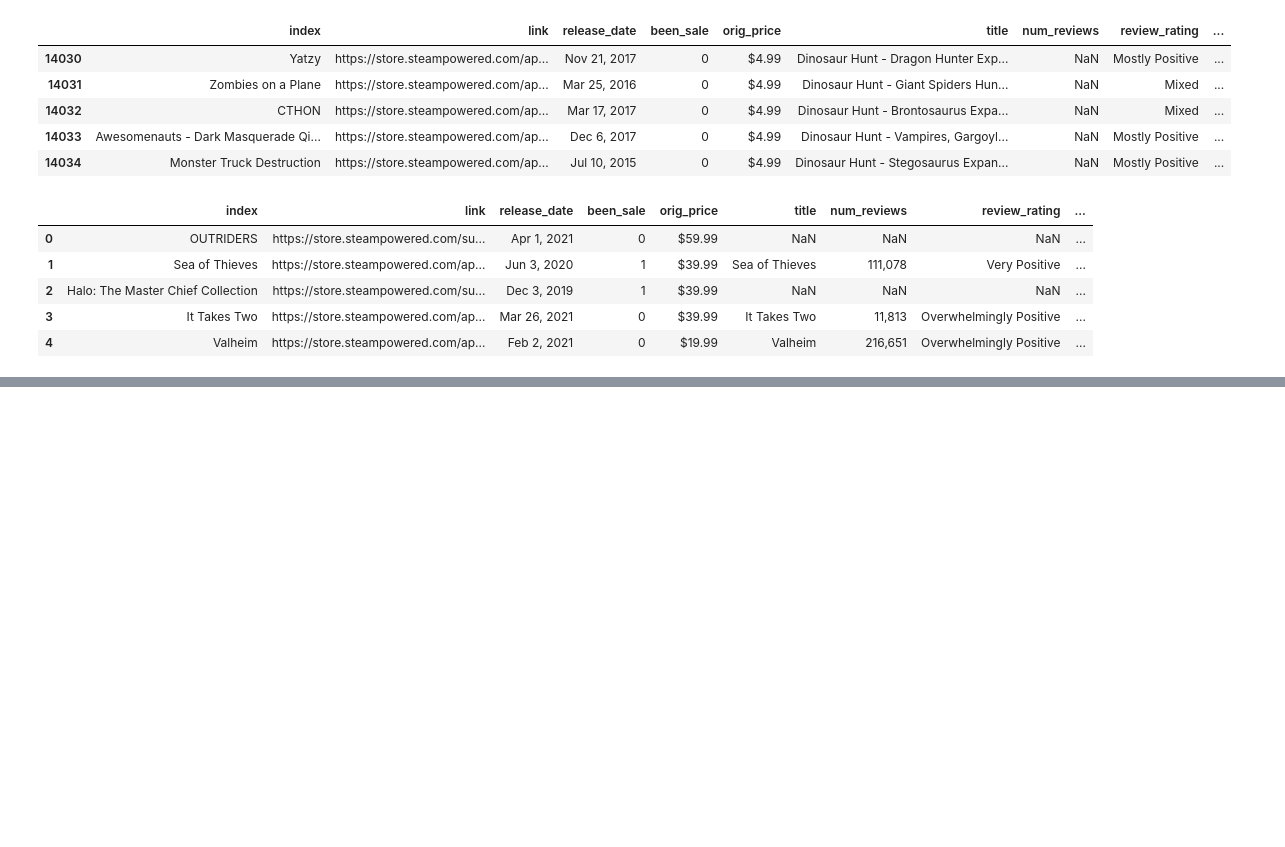
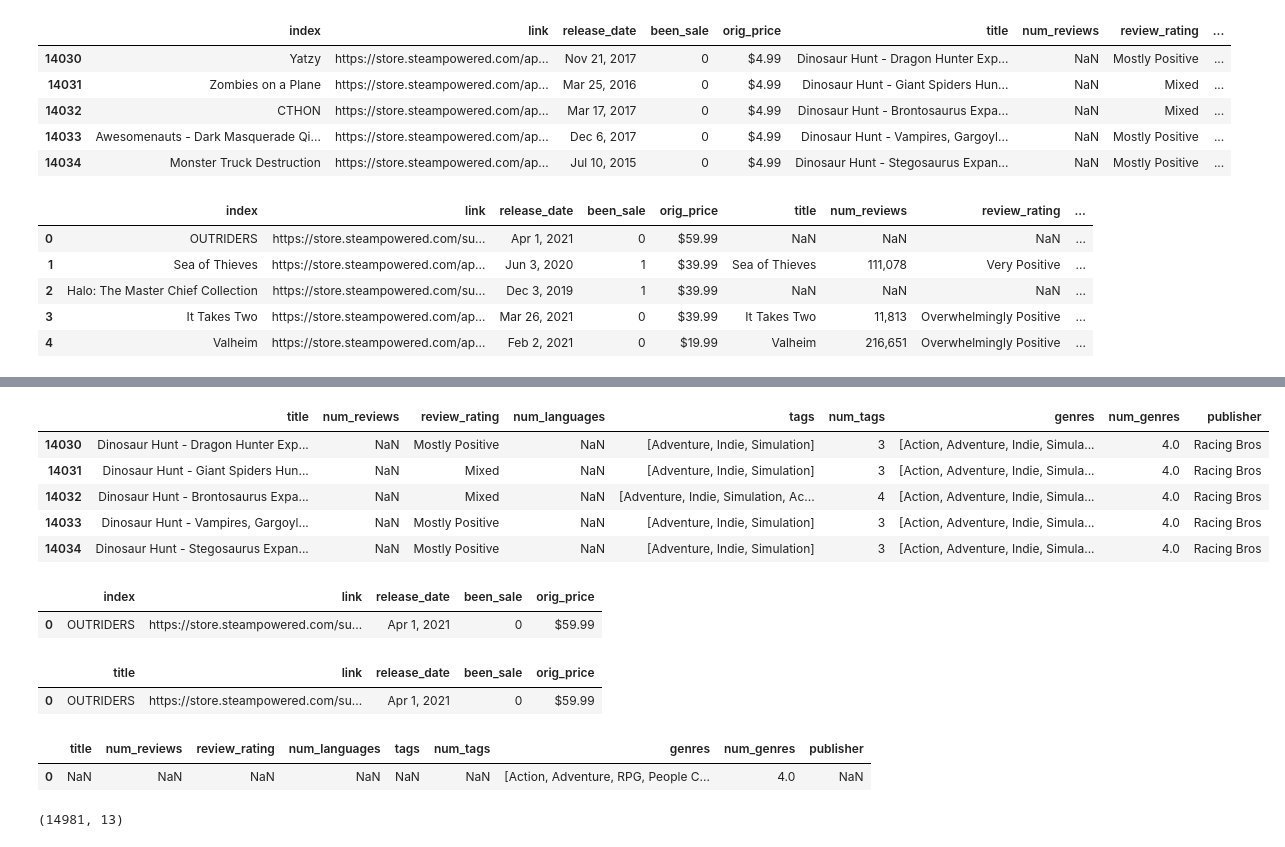
Before and after one commit to MichaelHarnett/Regression_Metis, a Jupyter notebook: selenium_scrap.ipynb, the cells around one changed output, grey strips where cells are left out. Cells and saved outputs as stored; diff of their text form; code cells hidden in the pictures; blank space fills up the shorter version.

```diff
--- a/selenium_scrap.ipynb
+++ b/selenium_scrap.ipynb
@@ -1113,0 +1141,14 @@ totaldf.head()
+# %%
+games_joined.tail(5)
+# %% [output]
+|  | title | num_reviews | review_rating | num_languages | tags | num_tags | genres | num_genres | publisher |
+| 14030 | Dinosaur Hunt - Dragon Hunter Exp... | NaN | Mostly Positive | NaN | [Adventure, Indie, Simulation] | 3 | [Action, Adventure, Indie, Simula... | 4.0 | Racing Bros |
+| 14031 | Dinosaur Hunt - Giant Spiders Hun... | NaN | Mixed | NaN | [Adventure, Indie, Simulation] | 3 | [Action, Adventure, Indie, Simula... | 4.0 | Racing Bros |
+| 14032 | Dinosaur Hunt - Brontosaurus Expa... | NaN | Mixed | NaN | [Adventure, Indie, Simulation, Ac... | 4 | [Action, Adventure, Indie, Simula... | 4.0 | Racing Bros |
+| 14033 | Dinosaur Hunt - Vampires, Gargoyl... | NaN | Mostly Positive | NaN | [Adventure, Indie, Simulation] | 3 | [Action, Adventure, Indie, Simula... | 4.0 | Racing Bros |
+| 14034 | Dinosaur Hunt - Stegosaurus Expan... | NaN | Mostly Positive | NaN | [Adventure, Indie, Simulation] | 3 | [Action, Adventure, Indie, Simula... | 4.0 | Racing Bros |
+# %%
+gamesdf1.head(1)
+# %% [output]
+|  | index | link | release_date | been_sale | orig_price |
+| 0 | OUTRIDERS | https://store.steampowered.com/su... | Apr 1, 2021 | 0 | $59.99 |
@@ -1113,0 +1157,10 @@ totaldf.head()
+# %%
+gamesdf1.head(1)
+# %% [output]
+|  | title | link | release_date | been_sale | orig_price |
+| 0 | OUTRIDERS | https://store.steampowered.com/su... | Apr 1, 2021 | 0 | $59.99 |
+# %%
+games_joined.head(1)
+# %% [output]
+|  | title | num_reviews | review_rating | num_languages | tags | num_tags | genres | num_genres | publisher |
+| 0 | NaN | NaN | NaN | NaN | NaN | NaN | [Action, Adventure, RPG, People C... | 4.0 | NaN |
@@ -1113,0 +1169,4 @@ totaldf.head()
+# %%
+totaldf.shape
+# %% [output]
+(14981, 13)
```
Also changed, not shown: parts of 13 cells of this notebook, 5 other files.
